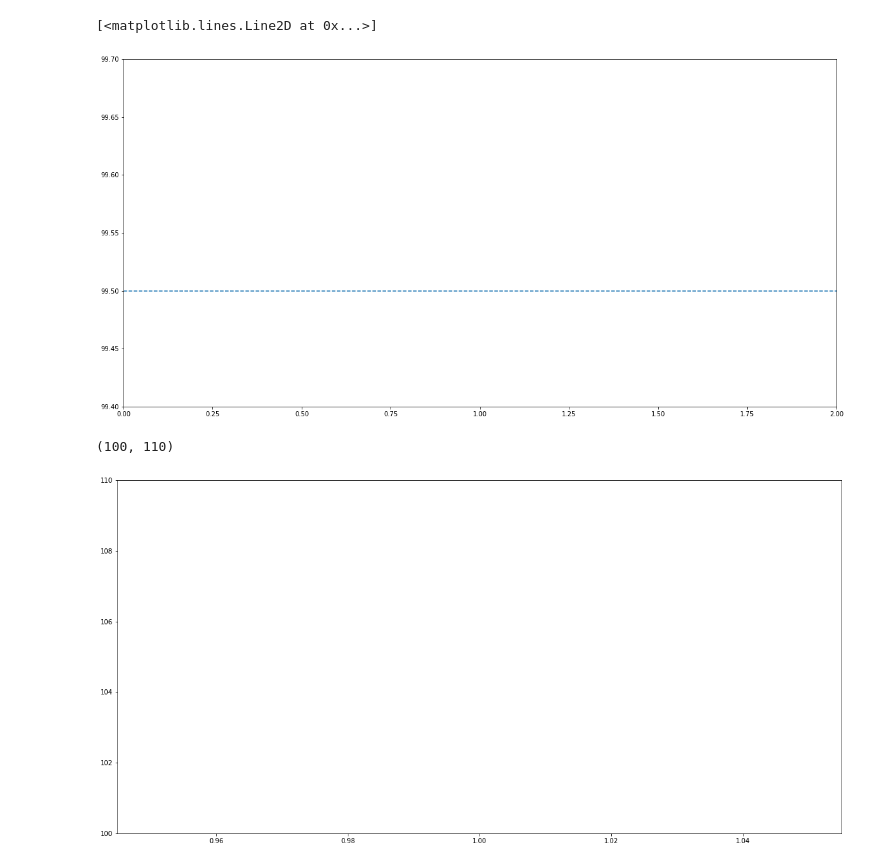
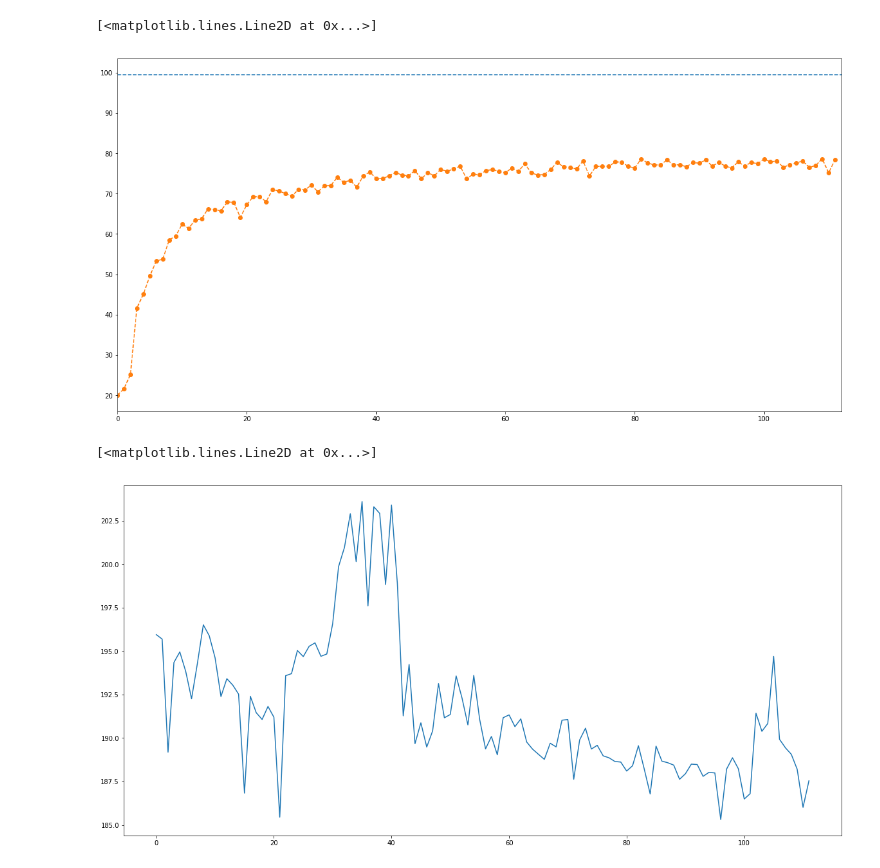
Before and after one commit to ethanleet/CapsNet, a Jupyter notebook: Statistics plotting.ipynb, the cells around one changed output. Cells and saved outputs as stored; diff of their text form; code cells hidden in the pictures.

```diff
--- a/Statistics plotting.ipynb
+++ b/Statistics plotting.ipynb
@@ -5,7 +5,7 @@ import matplotlib.pyplot as plt
 import numpy as np
 %matplotlib inline
 LOG_DIR = "logs"
-filename= "log-1527988739.6861124.txt"
+filename= "log-FC_0.005.txt"
 path = os.path.join(LOG_DIR, filename)
 data = pd.read_csv(path,skipinitialspace=True)
 # %%
@@ -43,16 +50,15 @@ plt.legend()
 # %%
 plt.figure(figsize=(20,10))
-plt.ylim([99.4,99.7])
 plt.xlim([0, len(data.test_accuracy)])
 plt.plot([0,len(data.test_accuracy)], [99.5, 99.5], '--')
-plt.plot(data.test_accuracy[1:], '--o')
+plt.plot(data.test_accuracy[0:], '--o')
 # %% [output]
 [<matplotlib.lines.Line2D at 0x...>]
-[figure, old version]
+[figure, new version]
 # %%
 plt.figure(figsize=(20,10))
-plt.plot(data.time[1:])
-plt.ylim([100,110])
+plt.plot(data.time[0:])
+# plt.ylim([100,110])
 # %% [output]
-(100, 110)
+[<matplotlib.lines.Line2D at 0x...>]
-[figure, old version]
+[figure, new version]
```
Also changed, not shown: parts of 4 cells of this notebook, 1 other file.
